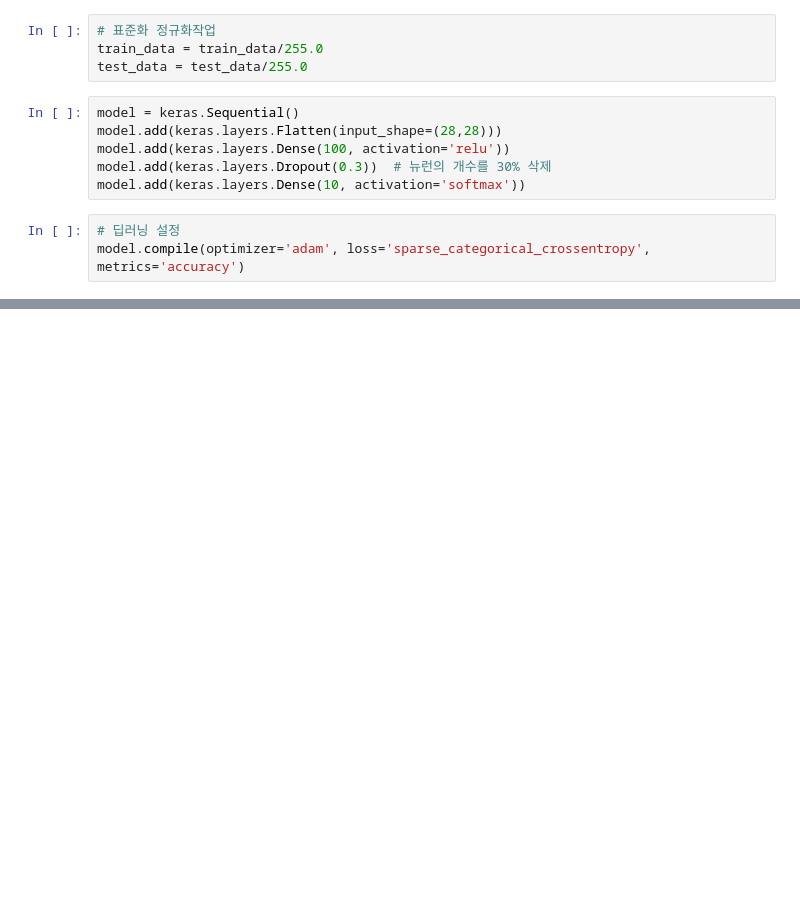
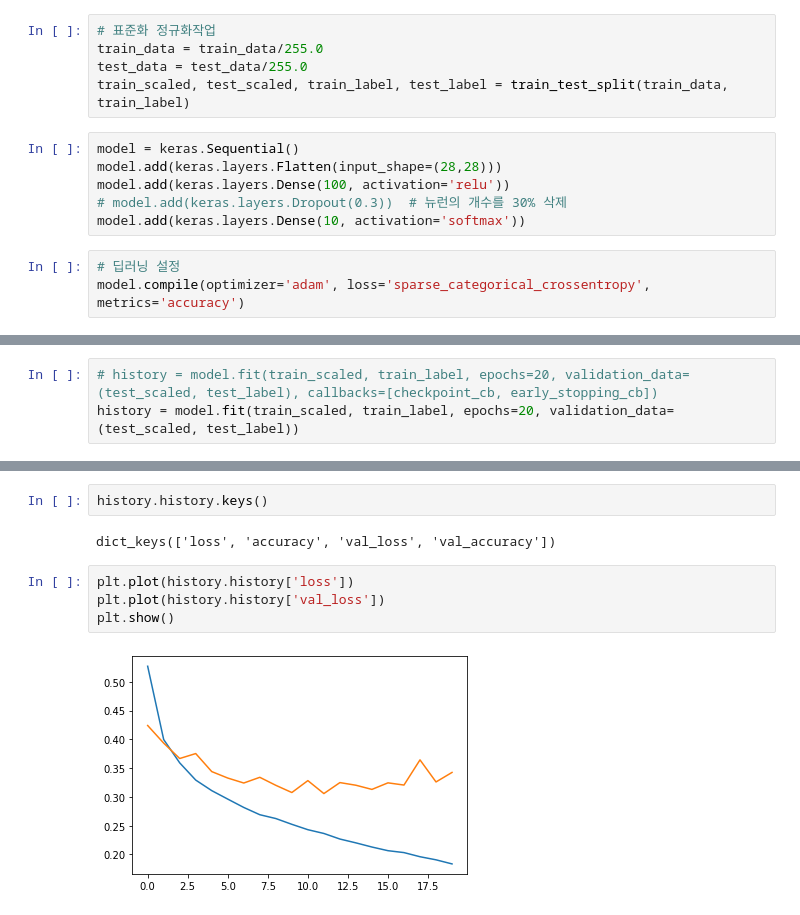
Before and after one commit to etoiles27/gitpydata, a Jupyter notebook: 11.deep/d0718/d0718_01.ipynb, the cells around one changed output, grey strips where cells are left out. Drawn from its saved outputs; the diff is of its cells as text; blank space fills up the shorter version.

```diff
--- a/11.deep/d0718/d0718_01.ipynb
+++ b/11.deep/d0718/d0718_01.ipynb
@@ -18,11 +18,12 @@ print(np.unique(train_label))
 # 표준화 정규화작업
 train_data = train_data/255.0
 test_data = test_data/255.0
+train_scaled, test_scaled, train_label, test_label = train_test_split(train_data, train_label)
 # %%
 model = keras.Sequential()
 model.add(keras.layers.Flatten(input_shape=(28,28)))
 model.add(keras.layers.Dense(100, activation='relu'))
-model.add(keras.layers.Dropout(0.3))  # 뉴런의 개수를 30% 삭제
+# model.add(keras.layers.Dropout(0.3))  # 뉴런의 개수를 30% 삭제
 model.add(keras.layers.Dense(10, activation='softmax'))
 # %%
 # 딥러닝 설정
@@ -29,0 +35,3 @@ model.compile(optimizer='adam', loss='sparse_categorical_crossentropy', metrics=
+# %%
+# history = model.fit(train_scaled, train_label, epochs=20, validation_data=(test_scaled, test_label), callbacks=[checkpoint_cb, early_stopping_cb])
+history = model.fit(train_scaled, train_label, epochs=20, validation_data=(test_scaled, test_label))
@@ -29,0 +63,10 @@ model.compile(optimizer='adam', loss='sparse_categorical_crossentropy', metrics=
+# %%
+history.history.keys()
+# %% [output]
+dict_keys(['loss', 'accuracy', 'val_loss', 'val_accuracy'])
+# %%
+plt.plot(history.history['loss'])
+plt.plot(history.history['val_loss'])
+plt.show()
+# %% [output]
+[figure, added]
```
Also changed, not shown: parts of 4 cells of this notebook, 17 other files.
